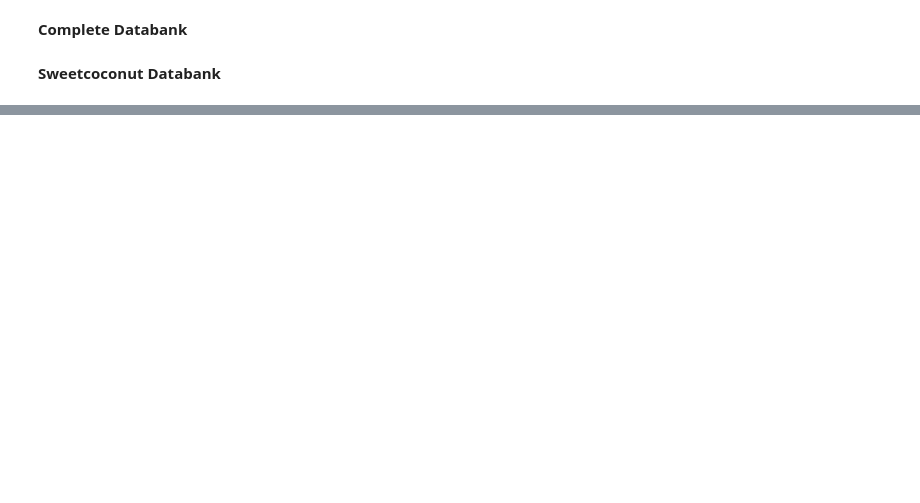
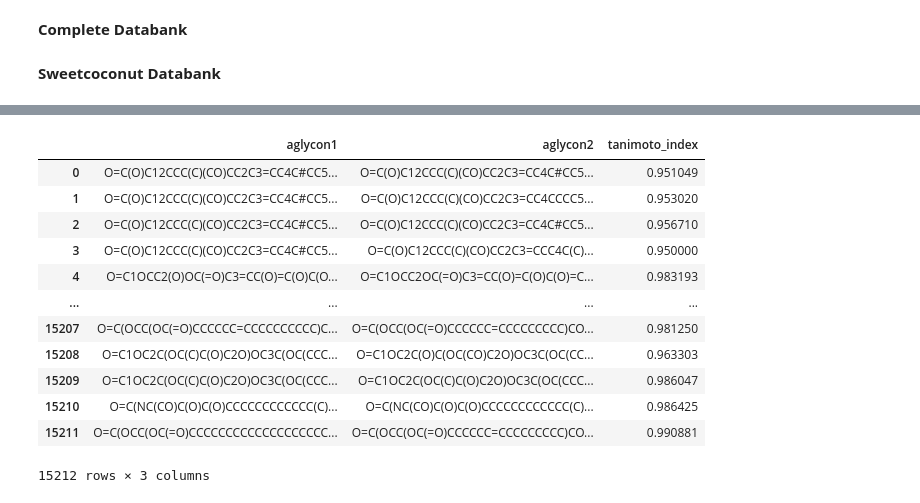
Before and after one commit to joaldi2208/Similarity-Network-for-aglycon-taxonomy, a Jupyter notebook: cds.ipynb, the cells around one changed output, grey strips where cells are left out. Cells and saved outputs as stored; diff of their text form; code cells hidden in the pictures; blank space fills up the shorter version.

```diff
--- a/cds.ipynb
+++ b/cds.ipynb
@@ -271,0 +322,37 @@ same_aglycon_without_marine
+# %%
+aglycon_pairs = itertools.combinations(fps, 2)
+# %%
+aglycon1_095 = []
+aglycon2_095 = []
+tanimoto_095 = []
+aglycon1_090 = []
+aglycon2_090 = []
+tanimoto_090 = []
+aglycon1_080 = []
+aglycon2_080 = []
+tanimoto_080 = []
+counter = 0
+for pair in aglycon_pairs:
+    fingerprint = DataStructs.DiceSimilarity(pair[0],pair[1])
+    if fingerprint >= 0.95:
+        aglycon1_095.append(aglycon_formulas[counter][0])
+        aglycon2_095.append(aglycon_formulas[counter][1])
+        tanimoto_095.append(fingerprint)
+        aglycon1_090.append(aglycon_formulas[counter][0])
+        aglycon2_090.append(aglycon_formulas[counter][1])
+        tanimoto_090.append(fingerprint)
+        aglycon1_080.append(aglycon_formulas[counter][0])
+        aglycon2_080.append(aglycon_formulas[counter][1])
+        tanimoto_080.append(fingerprint)
+    elif fingerprint >= 0.9:
+        aglycon1_090.append(aglycon_formulas[counter][0])
+        aglycon2_090.append(aglycon_formulas[counter][1])
+        tanimoto_090.append(fingerprint)
+        aglycon1_080.append(aglycon_formulas[counter][0])
+        aglycon2_080.append(aglycon_formulas[counter][1])
+        tanimoto_080.append(fingerprint)
+    elif fingerprint >= 0.8:
+        aglycon1_080.append(aglycon_formulas[counter][0])
+        aglycon2_080.append(aglycon_formulas[counter][1])
+        tanimoto_080.append(fingerprint)
+    counter += 1
@@ -271,0 +391,22 @@ same_aglycon_without_marine
+# %%
+df_comparison_095 = pd.DataFrame({
+    "aglycon1": aglycon1_095,
+    "aglycon2": aglycon2_095,
+    "tanimoto_index": tanimoto_095
+})
+# %%
+df_comparison_095
+# %% [output]
+|  | aglycon1 | aglycon2 | tanimoto_index |
+| 0 | O=C(O)C12CCC(C)(CO)CC2C3=CC4C#CC5... | O=C(O)C12CCC(C)(CO)CC2C3=CC4C#CC5... | 0.951049 |
+| 1 | O=C(O)C12CCC(C)(CO)CC2C3=CC4C#CC5... | O=C(O)C12CCC(C)(CO)CC2C3=CC4CCCC5... | 0.953020 |
+| 2 | O=C(O)C12CCC(C)(CO)CC2C3=CC4C#CC5... | O=C(O)C12CCC(C)(CO)CC2C3=CC4C#CC5... | 0.956710 |
+| 3 | O=C(O)C12CCC(C)(CO)CC2C3=CC4C#CC5... | O=C(O)C12CCC(C)(CO)CC2C3=CCC4C(C)... | 0.950000 |
+| 4 | O=C1OCC2(O)OC(=O)C3=CC(O)=C(O)C(O... | O=C1OCC2OC(=O)C3=CC(O)=C(O)C(O)=C... | 0.983193 |
+| ... | ... | ... | ... |
+| 15207 | O=C(OCC(OC(=O)CCCCCC=CCCCCCCCCC)C... | O=C(OCC(OC(=O)CCCCCC=CCCCCCCCC)CO... | 0.981250 |
+| 15208 | O=C1OC2C(OC(C)C(O)C2O)OC3C(OC(CCC... | O=C1OC2C(O)C(OC(CO)C2O)OC3C(OC(CC... | 0.963303 |
+| 15209 | O=C1OC2C(OC(C)C(O)C2O)OC3C(OC(CCC... | O=C1OC2C(OC(C)C(O)C2O)OC3C(OC(CCC... | 0.986047 |
+| 15210 | O=C(NC(CO)C(O)C(O)CCCCCCCCCCCC(C)... | O=C(NC(CO)C(O)C(O)CCCCCCCCCCCC(C)... | 0.986425 |
+| 15211 | O=C(OCC(OC(=O)CCCCCCCCCCCCCCCCCCC... | O=C(OCC(OC(=O)CCCCCC=CCCCCCCCC)CO... | 0.990881 |
+15212 rows × 3 columns
```
Also changed, not shown: parts of 120 cells of this notebook.
